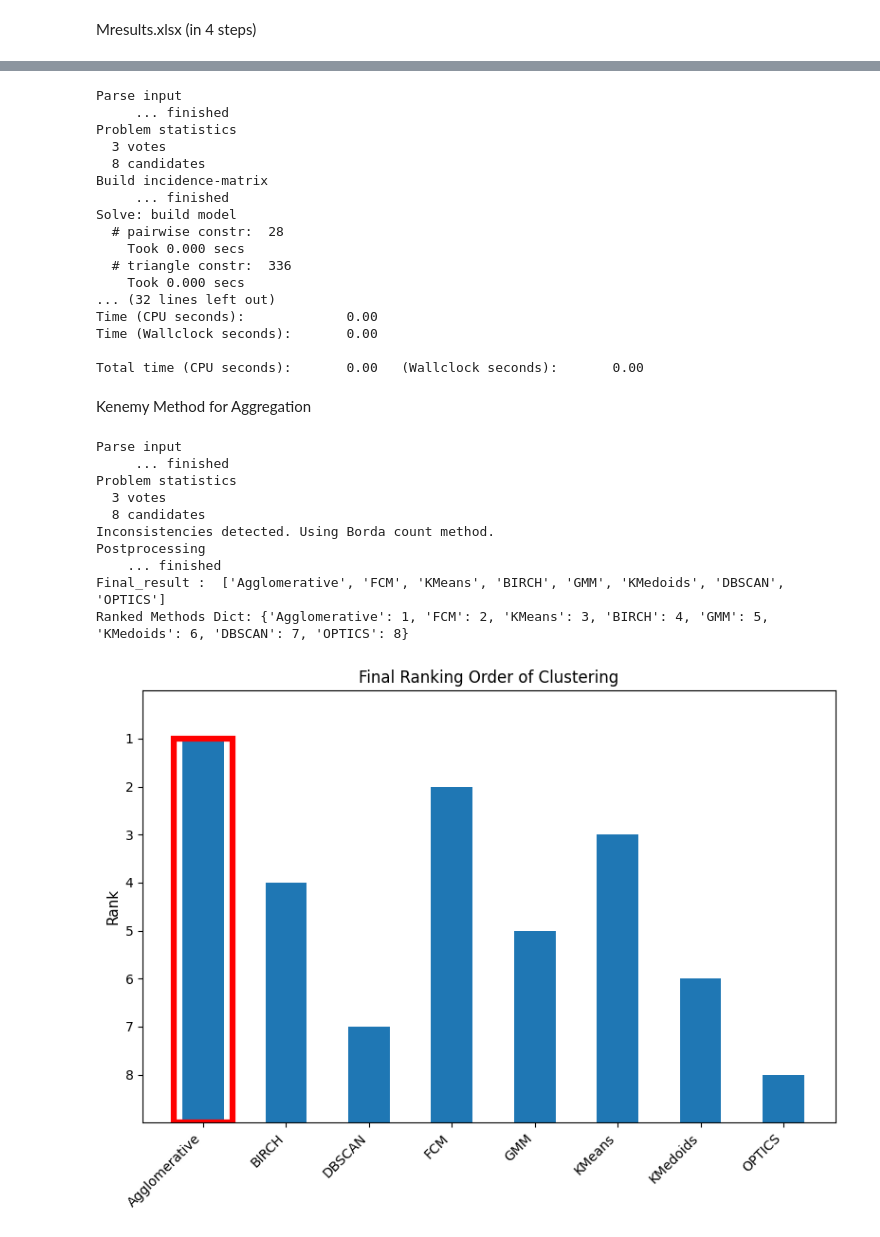
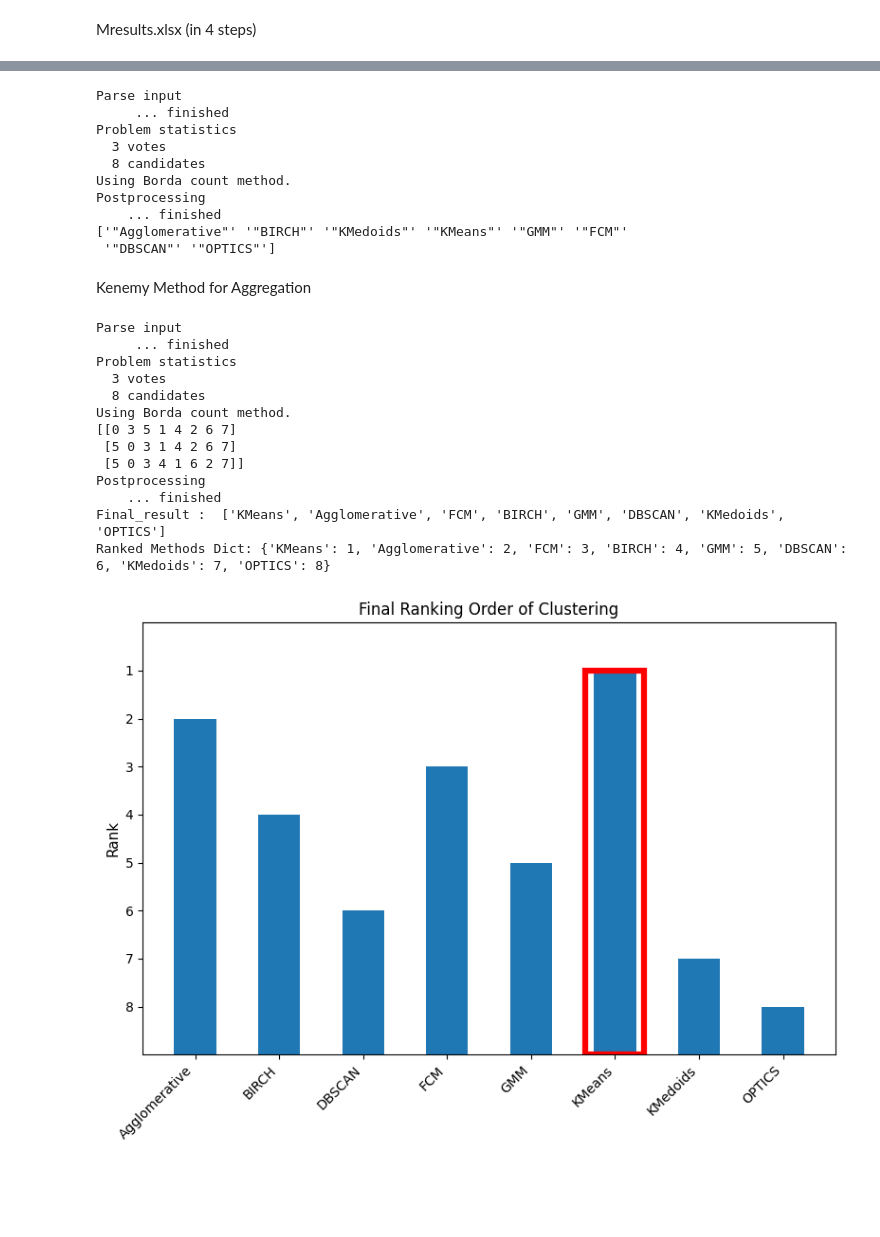
Before and after one commit to mm6396/ClusterComp, a Jupyter notebook: evaluation_modulus8.ipynb, the cells around one changed output, grey strips where cells are left out. Drawn from its saved outputs; the diff is of its cells as text; code cells hidden in the pictures; blank space fills up the shorter version.

Commit message:
New aggregation method

```diff
--- a/evaluation_modulus8.ipynb
+++ b/evaluation_modulus8.ipynb
@@ -1920,16 +1946,12 @@ datasets = [pd.read_excel(file, engine='openpyxl').drop(columns_to_drop, axis=1,
 scaled_datasets = [StandardScaler().fit_transform(df) for df in datasets]
 
 clustering_algorithms = {
-    'KMeans': KMeans(n_clusters=3,  init= 'k-means++' , n_init = 30 , max_iter = 300 ),
-
-    'DBSCAN': DBSCAN(eps=0.06 , min_samples = 10),
+    'KMeans': KMeans(n_clusters=3,  init= 'k-means++' , n_init = 10 , max_iter = 100 ),
+    'DBSCAN': DBSCAN(eps=0.2 , min_samples = 15),
     'Agglomerative': AgglomerativeClustering(n_clusters=3 , affinity = 'euclidean' ,  linkage = 'average'),
-                     #linkage = {'ward' (default) , 'complete' , 'average' , 'single'}
-                     #affinity= {'euclidean' , 'manhattan , 'cosine'}
-    'OPTICS': OPTICS(min_samples = 10 , xi = 0.05),
-    'KMedoids': KMedoids(n_clusters=3, init = 'random', max_iter = 100),
-                     #metric = {c , 'precomputed'}
-    'GMM': GaussianMixture(n_components=3, max_iter=200 , covariance_type = 'tied'),
+    'OPTICS': OPTICS(min_samples = 15 , xi = 0.002),
+    'KMedoids': KMedoids(n_clusters=3, init = 'random', max_iter = 200),
+    'GMM': GaussianMixture(n_components=3, max_iter=300 , covariance_type = 'tied'),
     'BIRCH': Birch(n_clusters=3 , branching_factor = 100 , threshold =0.5),
     'FCM': FCM(n_clusters=3 , m = 1.1)
 }
@@ -2096,9 +2118,9 @@ import pandas as pd
 import matplotlib.pyplot as plt
 
 
-H_Silhoute = KemenyRanking2('score_results/Hresult_Silhouette.txt').compute_solution()
-H_DaviesBouldin = KemenyRanking2('score_results/Hresult_Davies-Bouldin.txt').compute_solution()
-H_Calinski_Harabasz = KemenyRanking2('score_results/Hresult_Calinski-Harabasz.txt').compute_solution()
+H_Silhoute = Aggregation_method_3('score_results/Hresult_Silhouette.txt').compute_solution()
+H_DaviesBouldin = Aggregation_method_3('score_results/Hresult_Davies-Bouldin.txt').compute_solution()
+H_Calinski_Harabasz = Aggregation_method_3('score_results/Hresult_Calinski-Harabasz.txt').compute_solution()
 
 with open('score_results/H_results.txt', 'w') as f:
     f.write("Sil: " + ' '.join(["'{}'".format(method) for method in H_Silhoute]) + "\n")
@@ -2158,7 +2180,7 @@ plt.show()
 
 
 
-H_final2 = KemenyRanking2('score_results/H_results.txt').compute_solution()
+H_final2 = Aggregation_method_3('score_results/H_results.txt').compute_solution()
 
 print("This is", H_final2)
 H_final0 = ', '.join([method.strip('"') for method in H_final2])
@@ -2279,17 +2304,12 @@ scaled_datasets = [StandardScaler().fit_transform(df) for df in datasets]
 
 clustering_algorithms = {
     'KMeans': KMeans(n_clusters=3,  init= 'k-means++' , n_init = 30 , max_iter = 200 ),
-
-    'DBSCAN': DBSCAN(eps=0.06 , min_samples = 10),
+    'DBSCAN': DBSCAN(eps=0.5 , min_samples = 5),
     'Agglomerative': AgglomerativeClustering(n_clusters=3 , affinity = 'euclidean' ,  linkage = 'average'),
-                     #linkage = {'ward' (default) , 'complete' , 'average' , 'single'}
-                     #affinity= {'euclidean' , 'manhattan , 'cosine'}
-    'OPTICS': OPTICS(min_samples = 10 , xi = 0.05),
+    'OPTICS': OPTICS(min_samples = 15 , xi = 0.0009),
     'KMedoids': KMedoids(n_clusters=3, init = 'random' , max_iter = 100),
-                     #metric = {c , 'precomputed'}
     'GMM': GaussianMixture(n_components=3, max_iter=100 , covariance_type = 'tied'),
     'BIRCH': Birch(n_clusters=3 , branching_factor = 200 , threshold =0.5),
-
     'FCM': FCM(n_clusters=3 , m = 1.1)
 }
 
@@ -2458,15 +2467,15 @@ Postprocessing
 # %%
 #-------------------------------------------------------------------------------
-# ** generating M-results (4) **
+# ----- generating M-results (4) **
 #-------------------------------------------------------------------------------
 
 import pandas as pd
 import matplotlib.pyplot as plt
 
 
-M_Silhoute = KemenyRanking2('score_results/M_result_Silhouette.txt').compute_solution()
-M_DaviesBouldin = KemenyRanking2('score_results/M_result_Davies-Bouldin.txt').compute_solution()
-M_Calinski_Harabasz = KemenyRanking2('score_results/M_result_Calinski-Harabasz.txt').compute_solution()
+M_Silhoute = Aggregation_method_3('score_results/M_result_Silhouette.txt').compute_solution()
+M_DaviesBouldin = Aggregation_method_3('score_results/M_result_Davies-Bouldin.txt').compute_solution()
+M_Calinski_Harabasz = Aggregation_method_3('score_results/M_result_Calinski-Harabasz.txt').compute_solution()
 
 with open('score_results/M_results.txt', 'w') as f:
     f.write("Sil: " + ' '.join(["'{}'".format(method) for method in M_Silhoute]) + "\n")
@@ -2526,7 +2535,7 @@ plt.show()
 
 
 
-M_final2 = KemenyRanking2('score_results/M_results.txt').compute_solution()
+M_final2 = Aggregation_method_3('score_results/M_results.txt').compute_solution()
 
 print("This is M_final2", M_final2)
 M_final0 = ', '.join([method.strip('"') for method in M_final2])
@@ -2896,31 +2865,24 @@ class KemenyRanking2():
 #print(solution)
 
 
-print(KemenyRanking2('score_results/M_results.txt').compute_solution())
+print(Aggregation_method_3('score_results/M_results.txt').compute_solution())
 # %% [output]
 Parse input
      ... finished
 Problem statistics
   3 votes
   8 candidates
-Build incidence-matrix
-     ... finished
-Solve: build model
-  # pairwise constr:  28
-    Took 0.000 secs
-  # triangle constr:  336
-    Took 0.000 secs
-... (32 lines left out)
-Time (CPU seconds):             0.00
-Time (Wallclock seconds):       0.00
-
-Total time (CPU seconds):       0.00   (Wallclock seconds):       0.00
+Using Borda count method.
+Postprocessing
+    ... finished
+['"Agglomerative"' '"BIRCH"' '"KMedoids"' '"KMeans"' '"GMM"' '"FCM"'
+ '"DBSCAN"' '"OPTICS"']
 # %% [markdown]
 Kenemy Method for Aggregation
 # %%
 #---------------------------------------------------------
 #------------FINAL RESULT OF THE EXPRIMENT----------------
-#--------------FINAL RANKING WITH KEMENY------------------
+#--------------FINAL RANKING aggregation------------------
 #----------------------------------------------------------
 
 
@@ -2937,7 +2899,7 @@ with open("score_results/final_final_aggregated.txt", "w") as file:
 clustering_methods = ['Agglomerative', 'BIRCH', 'DBSCAN', 'FCM', 'GMM', 'KMeans', 'KMedoids', 'OPTICS']
 
 # Get final results from Kemeny ranking
-final_results = KemenyRanking2("score_results/final_final_aggregated.txt").compute_solution()
+final_results = Aggregation_method_3("score_results/final_final_aggregated.txt").compute_solution()
 final_results = [algorithm.replace(',', '') for algorithm in final_results]
 
 final_results = [item.replace('"', '') for item in final_results]
@@ -2954,34 +2916,37 @@ visual_rank = 9 - pd.Series(ranked_methods_dict).reindex(clustering_methods).fil
 bars = ax.bar(visual_rank.index, visual_rank, width=0.5)
 
 
 highest_rank_method = max(ranked_methods_dict, key=ranked_methods_dict.get)
 
 
 for bar in bars:
     if bar.get_height() == 8:  # Because rank 1 visually appears as height 8
         rect = plt.Rectangle((bar.get_x() - 0.1, 0), bar.get_width() + 0.2, bar.get_height(), fill=False, edgecolor='red', linewidth=4.5)
         ax.add_patch(rect)
         break
 
 ax.set_ylabel('Rank', fontsize=11)
 ax.set_ylim(0, 9)
 ax.set_yticks(range(1, 9))
 ax.set_yticklabels(['8', '7', '6', '5', '4', '3', '2', '1'])
 ax.set_title('Final Ranking Order of Clustering')
 ax.set_xticklabels(visual_rank.index, rotation=45, ha='right')
 
 plt.tight_layout()
 plt.savefig('score_results/final_results_evaluation.png', dpi=300)
 plt.show()
 # %% [output]
 Parse input
      ... finished
 Problem statistics
   3 votes
   8 candidates
-Inconsistencies detected. Using Borda count method.
+Using Borda count method.
+[[0 3 5 1 4 2 6 7]
+ [5 0 3 1 4 2 6 7]
+ [5 0 3 4 1 6 2 7]]
 Postprocessing
     ... finished
-Final_result :  ['Agglomerative', 'FCM', 'KMeans', 'BIRCH', 'GMM', 'KMedoids', 'DBSCAN', 'OPTICS']
-Ranked Methods Dict: {'Agglomerative': 1, 'FCM': 2, 'KMeans': 3, 'BIRCH': 4, 'GMM': 5, 'KMedoids': 6, 'DBSCAN': 7, 'OPTICS': 8}
+Final_result :  ['KMeans', 'Agglomerative', 'FCM', 'BIRCH', 'GMM', 'DBSCAN', 'KMedoids', 'OPTICS']
+Ranked Methods Dict: {'KMeans': 1, 'Agglomerative': 2, 'FCM': 3, 'BIRCH': 4, 'GMM': 5, 'DBSCAN': 6, 'KMedoids': 7, 'OPTICS': 8}
-[figure, old version]
+[figure, new version]
```
Also changed, not shown: parts of 25 cells of this notebook, 50 other files.
